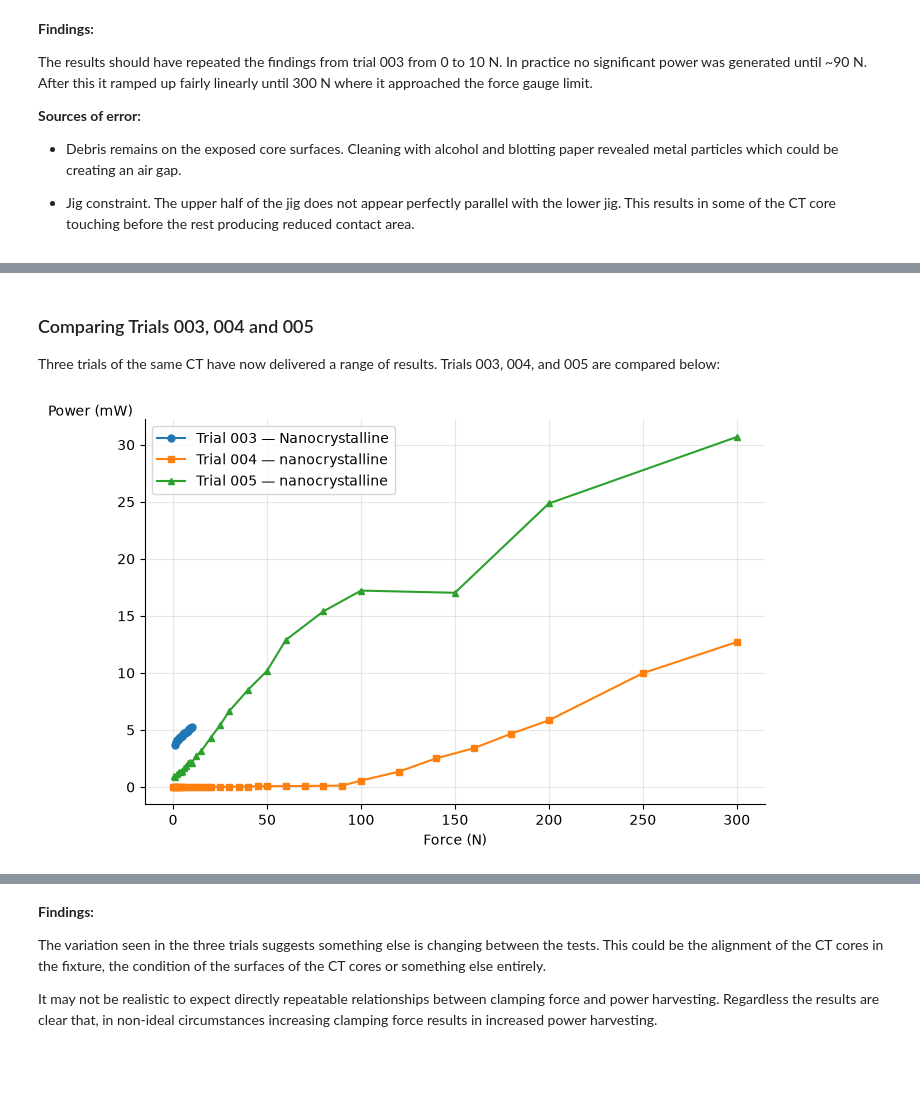
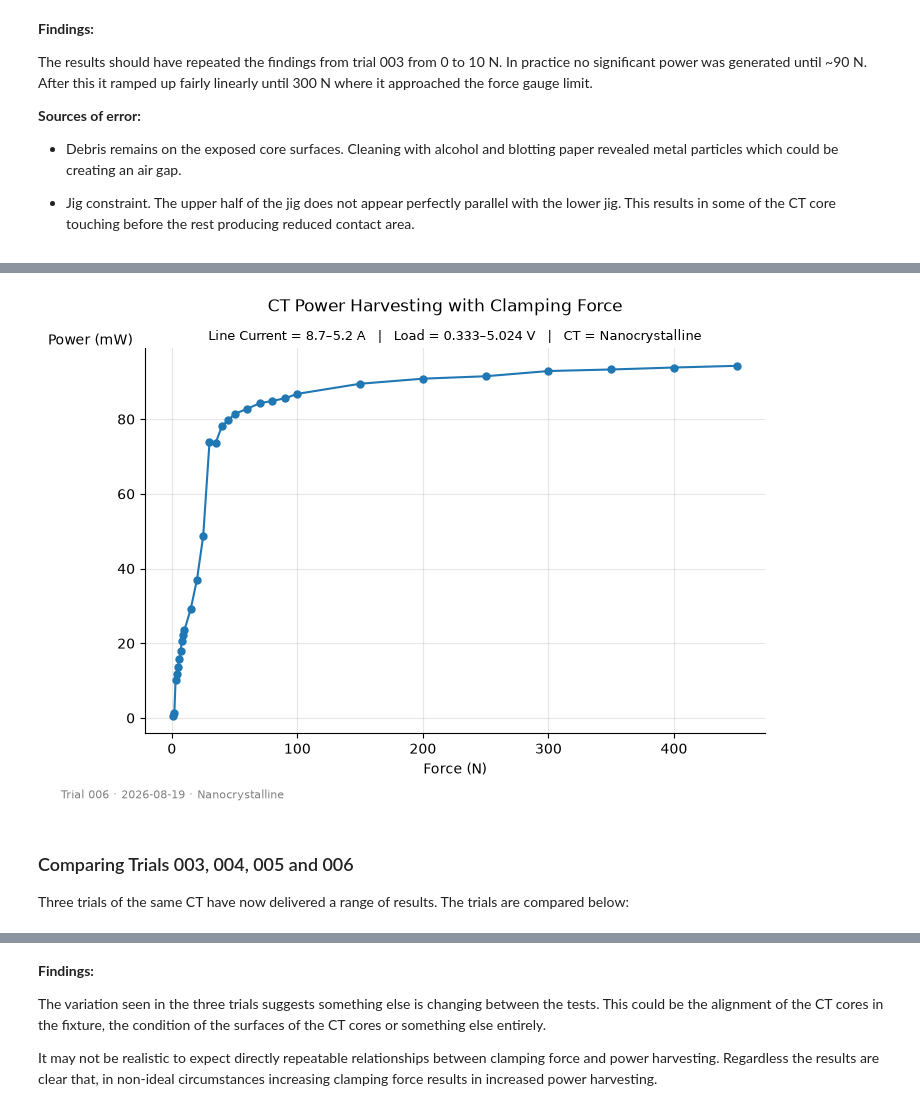
Before and after one commit to stephengilbert1/current-transformer-analysis, a Jupyter notebook: notebooks/01-force-vs-power.ipynb, the cells around one changed output, grey strips where cells are left out. Cells and saved outputs as stored; diff of their text form; code cells hidden in the pictures; blank space fills up the shorter version.

```diff
--- a/notebooks/01-force-vs-power.ipynb
+++ b/notebooks/01-force-vs-power.ipynb
@@ -87,29 +95,8 @@ df5, _, _ = analyse_trial("005")
+# %%
+df6, _, _ = analyse_trial("006")
+# %% [output]
+[figure, added]
 # %% [markdown]
-### Comparing Trials 003, 004 and 005
+### Comparing Trials 003, 004, 005 and 006
 
-Three trials of the same CT have now delivered a range of results. Trials 003, 004, and 005 are compared below:
+Three trials of the same CT have now delivered a range of results. The trials are compared below:
-# %%
-fig, ax = plt.subplots(figsize=(8, 5))
-
-ax.plot(df3["force_N"], df3["power_mW"], marker="o", markersize=5,
-        linewidth=1.5, label=f"Trial 003 — {df3['ct'].iloc[0]}")
-ax.plot(df4["force_N"], df4["power_mW"], marker="s", markersize=5,
-        linewidth=1.5, label=f"Trial 004 — {df4['ct'].iloc[0]}")
-ax.plot(df5["force_N"], df5["power_mW"], marker="^", markersize=5,
-        linewidth=1.5, label=f"Trial 005 — {df5['ct'].iloc[0]}")
-
-ax.set_xlabel("Force (N)")
-ax.set_ylabel("Power (mW)", rotation=0, ha="right", va="center")
-ax.yaxis.set_label_coords(-0.02, 1.02)
-
-ax.grid(True, alpha=0.3)
-ax.spines["top"].set_visible(False)
-ax.spines["right"].set_visible(False)
-
-ax.legend()
-plt.show()
-
-fig.savefig("../figures/compare_003_004_005_power_vs_force_N.png",
-            dpi=300, bbox_inches="tight")
-# %% [output]
-[figure, removed]
```
Also changed, not shown: parts of 14 cells of this notebook, 14 other files.
